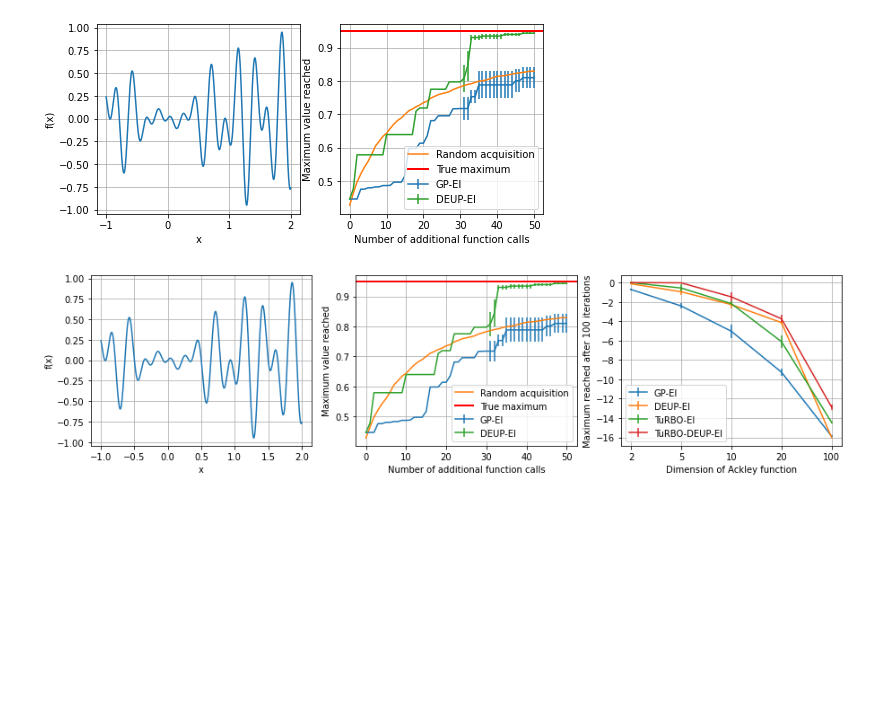
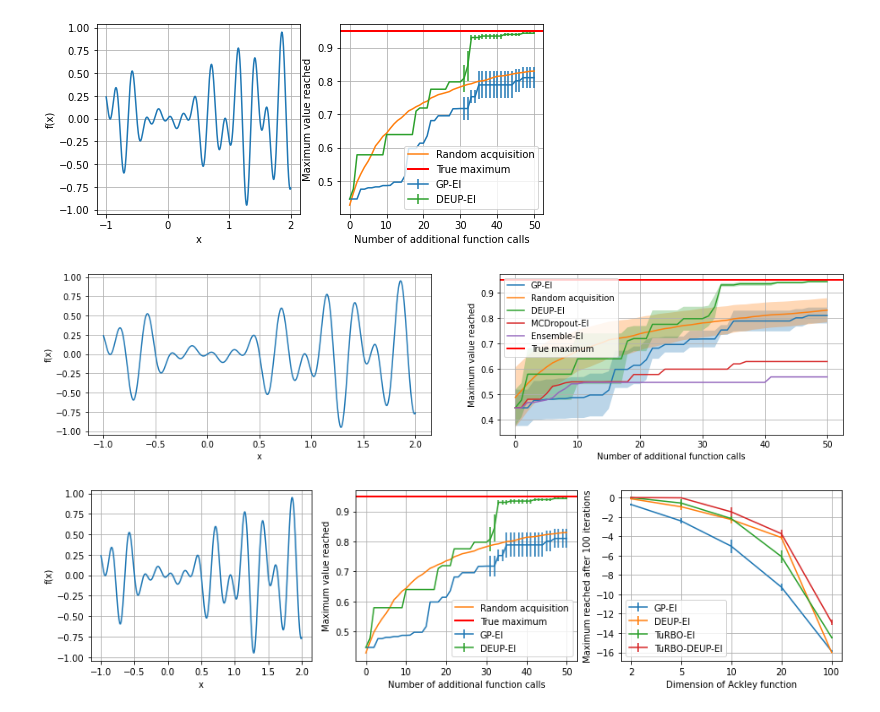
Before and after one commit to MJ10/DEUP, a Jupyter notebook: notebooks/paperfigures.ipynb, the cells around one changed output. Cells and saved outputs as stored; diff of their text form; code cells hidden in the pictures; blank space fills up the shorter version.

```diff
--- a/notebooks/paperfigures.ipynb
+++ b/notebooks/paperfigures.ipynb
@@ -76,6 +76,43 @@ axes[1].grid()
 plt.savefig('figs/multioptima_results_new.pdf')
 # %% [output]
 [figure]
+# %%
+
+fig, axes = plt.subplots(1, 2, figsize = (16, 3.5))
+axes[0].plot(x, f(x).squeeze())
+axes[0].set_xlabel('x')
+axes[0].set_ylabel('f(x)')
+axes[0].grid()
+
+# axes[1].errorbar(range(1 + n_steps), results['gp'].mean(0), results['gp'].std(0) * (np.arange(51) > 30) / np.sqrt(5), label='GP-EI')
+axes[1].plot(range(1 + n_steps),results['gp'].mean(0), label='GP-EI')
+axes[1].fill_between(range(1 + n_steps),
+                     # results['gp'].mean(0),
+                     results['gp'].mean(0) - results['gp'].std(0) / np.sqrt(5),
+                     results['gp'].mean(0) + results['gp'].std(0) / np.sqrt(5), alpha=.3)
+axes[1].plot(range(1 + n_steps), random_acq.mean(0), label='Random acquisition')
+axes[1].fill_between(range(1 + n_steps),
+                     # results['gp'].mean(0),
+                     random_acq.mean(0) - random_acq.std(0) / np.sqrt(5),
+                     random_acq.mean(0) + random_acq.std(0) / np.sqrt(5), alpha=.3)
+
+axes[1].plot(range(1 + n_steps), results['gpdeup'].mean(0), label='DEUP-EI')
+axes[1].fill_between(range(1 + n_steps),
+                     # results['gp'].mean(0),
+                     results['gpdeup'].mean(0) - results['gpdeup'].std(0) / np.sqrt(5),
+                     results['gpdeup'].mean(0) + results['gpdeup'].std(0) / np.sqrt(5), alpha=.3)
+
+# axes[1].errorbar(range(1 + n_steps), results['gpdeup'].mean(0), results['gpdeup'].std(0) * (np.arange(51) > 30) / np.sqrt(5), label='DEUP-EI')
+axes[1].plot(range(1 + n_steps), results['mcdropout'].mean(0), label='MCDropout-EI')
+axes[1].plot(range(1 + n_steps), results['ensemble'].mean(0), label='Ensemble-EI')
+axes[1].axhline(f(x).max().item(), linewidth=2, color='r', label='True maximum')
+axes[1].legend()
+axes[1].set_xlabel("Number of additional function calls")
+axes[1].set_ylabel("Maximum value reached")
+axes[1].grid()
+plt.savefig('figs/multioptima_results_appendix.pdf')
+# %% [output]
+[figure, added]
 # %%
 # PLOT with Ackley in the same row
 res = pickle.load(open('pickles/ackleyloop.pkl', 'rb'))
```
Also changed, not shown: parts of 5 cells of this notebook, 1 other file.
